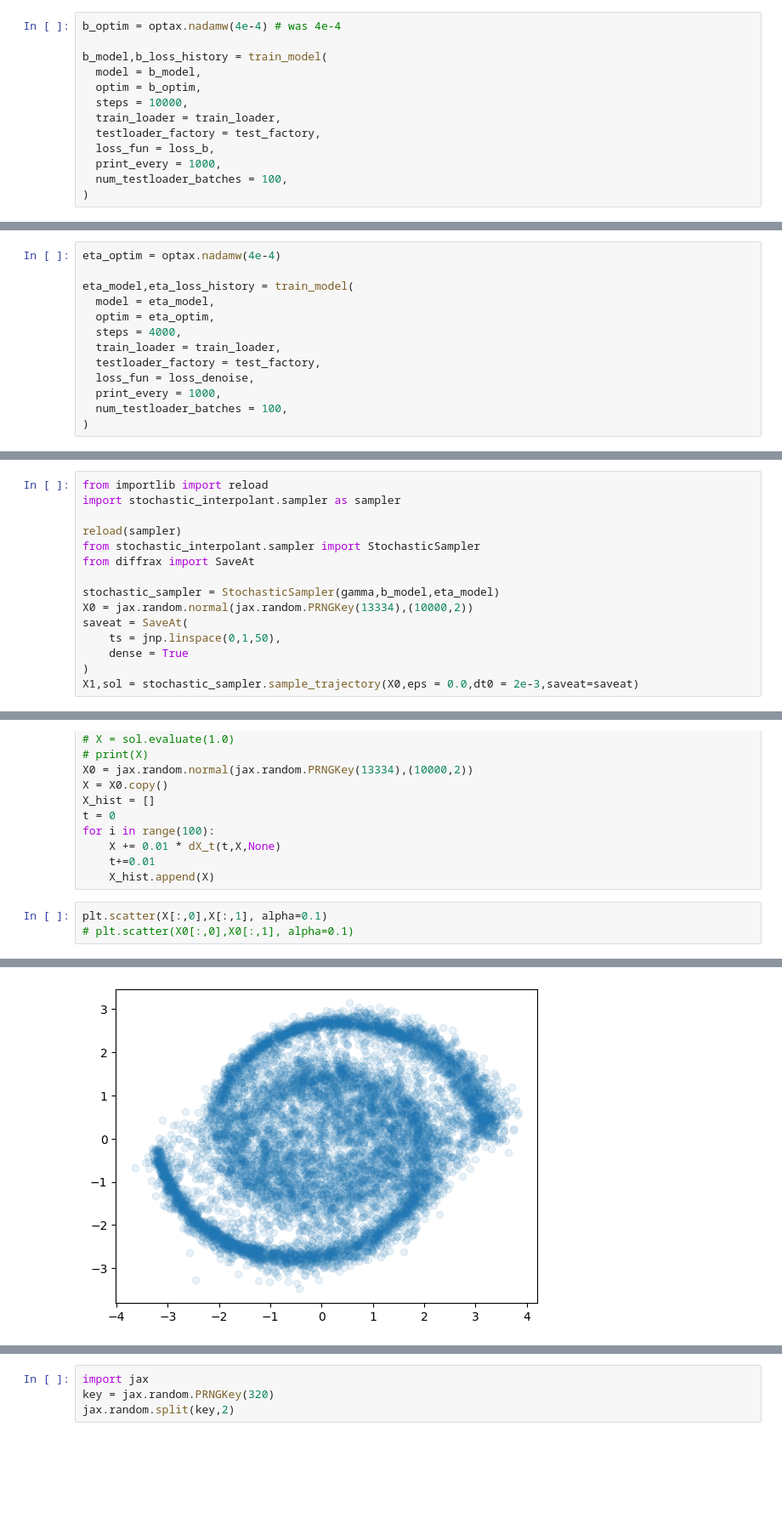
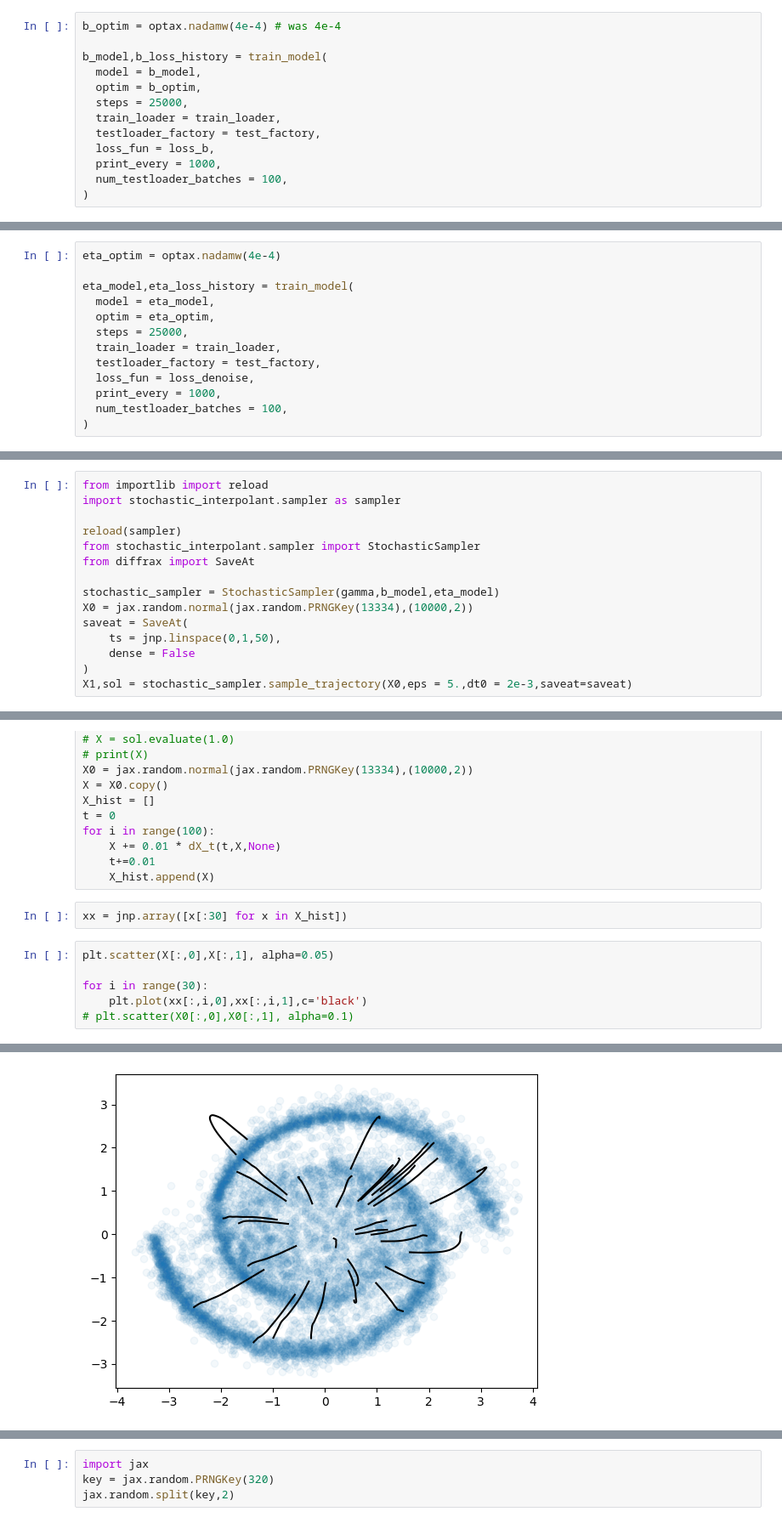
Before and after one commit to AHsu98/StoKAAsticInterpolants, a Jupyter notebook: ExampleNotebooks/SprialExampleDDC.ipynb, the cells around one changed output, grey strips where cells are left out. Shown at 85% size. Saved outputs shown, nothing was run; the diff lists cells and outputs as text; blank space fills up the shorter version.

```diff
--- a/ExampleNotebooks/SprialExampleDDC.ipynb
+++ b/ExampleNotebooks/SprialExampleDDC.ipynb
@@ -59,7 +59,7 @@ b_optim = optax.nadamw(4e-4) # was 4e-4
 b_model,b_loss_history = train_model(
   model = b_model,
   optim = b_optim,
-  steps = 10000,
+  steps = 25000,
   train_loader = train_loader,
   testloader_factory = test_factory,
   loss_fun = loss_b,
@@ -84,7 +90,7 @@ eta_optim = optax.nadamw(4e-4)
 eta_model,eta_loss_history = train_model(
   model = eta_model,
   optim = eta_optim,
-  steps = 4000,
+  steps = 25000,
   train_loader = train_loader,
   testloader_factory = test_factory,
   loss_fun = loss_denoise,
@@ -109,6 +127,6 @@ stochastic_sampler = StochasticSampler(gamma,b_model,eta_model)
 X0 = jax.random.normal(jax.random.PRNGKey(13334),(10000,2))
 saveat = SaveAt(
     ts = jnp.linspace(0,1,50),
-    dense = True
+    dense = False
 )
-X1,sol = stochastic_sampler.sample_trajectory(X0,eps = 0.0,dt0 = 2e-3,saveat=saveat)
+X1,sol = stochastic_sampler.sample_trajectory(X0,eps = 5.,dt0 = 2e-3,saveat=saveat)
@@ -182,7 +198,12 @@ for i in range(100):
     X += 0.01 * dX_t(t,X,None)
     t+=0.01
     X_hist.append(X)
+# %%
+xx = jnp.array([x[:30] for x in X_hist])
 # %%
-plt.scatter(X[:,0],X[:,1], alpha=0.1)
+plt.scatter(X[:,0],X[:,1], alpha=0.05)
+
+for i in range(30):
+    plt.plot(xx[:,i,0],xx[:,i,1],c='black')
 # plt.scatter(X0[:,0],X0[:,1], alpha=0.1)
 # %% [output]
@@ -190,4 +210,4 @@ plt.scatter(X[:,0],X[:,1], alpha=0.1)
-[figure, old version]
+[figure, new version]
 # %%
 plt.figure(figsize=(10,8))
 plt.scatter(X[:,0],X[:,1],alpha = 0.2, s = 2)
```
Also changed, not shown: parts of 9 cells of this notebook, 4 other files.
